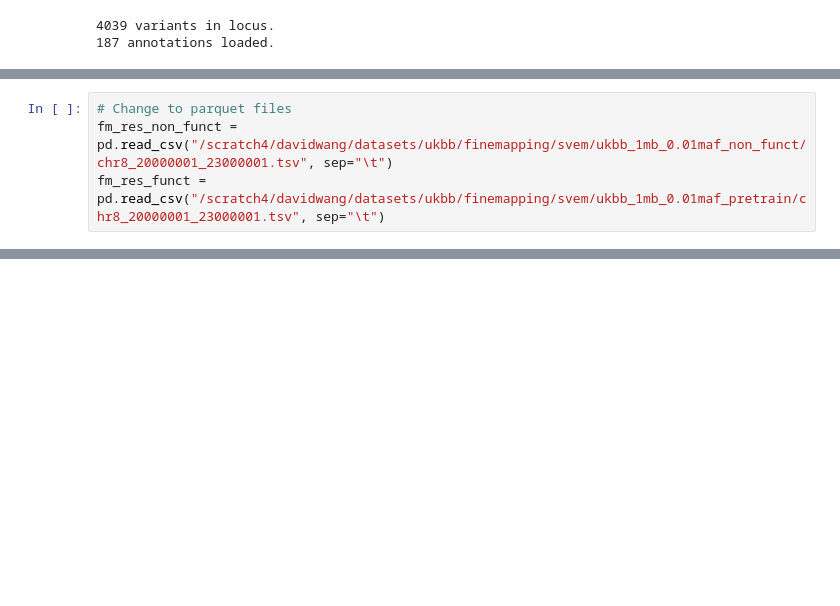
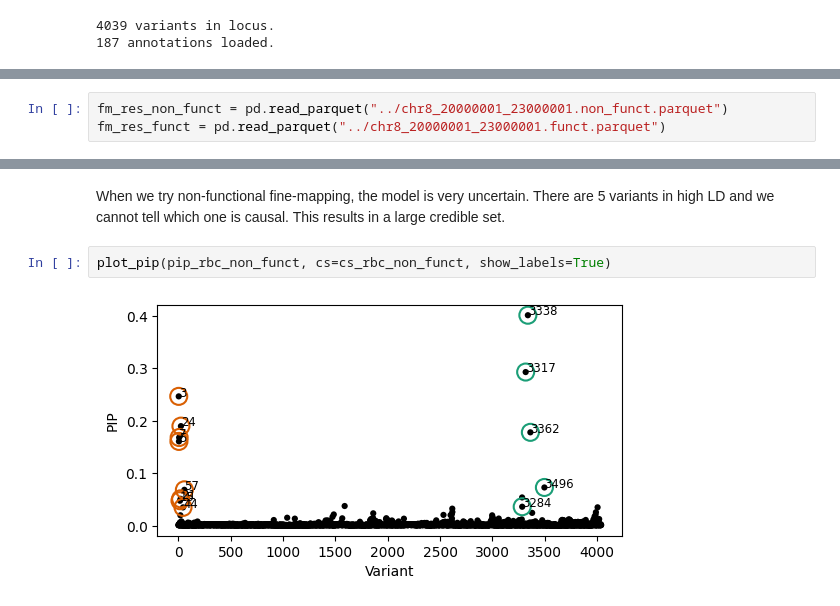
Before and after one commit to davidwang758/dldsc, a Jupyter notebook: examples/vignettes/DeepSHAP.ipynb, the cells around one changed output, grey strips where cells are left out. Cells and saved outputs as stored; diff of their text form; blank space fills up the shorter version.

```diff
--- a/examples/vignettes/DeepSHAP.ipynb
+++ b/examples/vignettes/DeepSHAP.ipynb
@@ -63,5 +68,4 @@ Compare results for functional and non-function finemapping from inference pass.
 # %%
-# Change to parquet files
-fm_res_non_funct = pd.read_csv("/scratch4/davidwang/datasets/ukbb/finemapping/svem/ukbb_1mb_0.01maf_non_funct/chr8_20000001_23000001.tsv", sep="\t")
-fm_res_funct = pd.read_csv("/scratch4/davidwang/datasets/ukbb/finemapping/svem/ukbb_1mb_0.01maf_pretrain/chr8_20000001_23000001.tsv", sep="\t")
+fm_res_non_funct = pd.read_parquet("../chr8_20000001_23000001.non_funct.parquet")
+fm_res_funct = pd.read_parquet("../chr8_20000001_23000001.funct.parquet")
 # %%
@@ -97,0 +85,6 @@ plot_finemapping(torch.tensor(prior_height_funct))
+# %% [markdown]
+When we try non-functional fine-mapping, the model is very uncertain. There are 5 variants in high LD and we cannot tell which one is causal. This results in a large credible set.
+# %%
+plot_pip(pip_rbc_non_funct, cs=cs_rbc_non_funct, show_labels=True)
+# %% [output]
+[figure, added]
```
Also changed, not shown: parts of 21 cells of this notebook, 6 other files.
